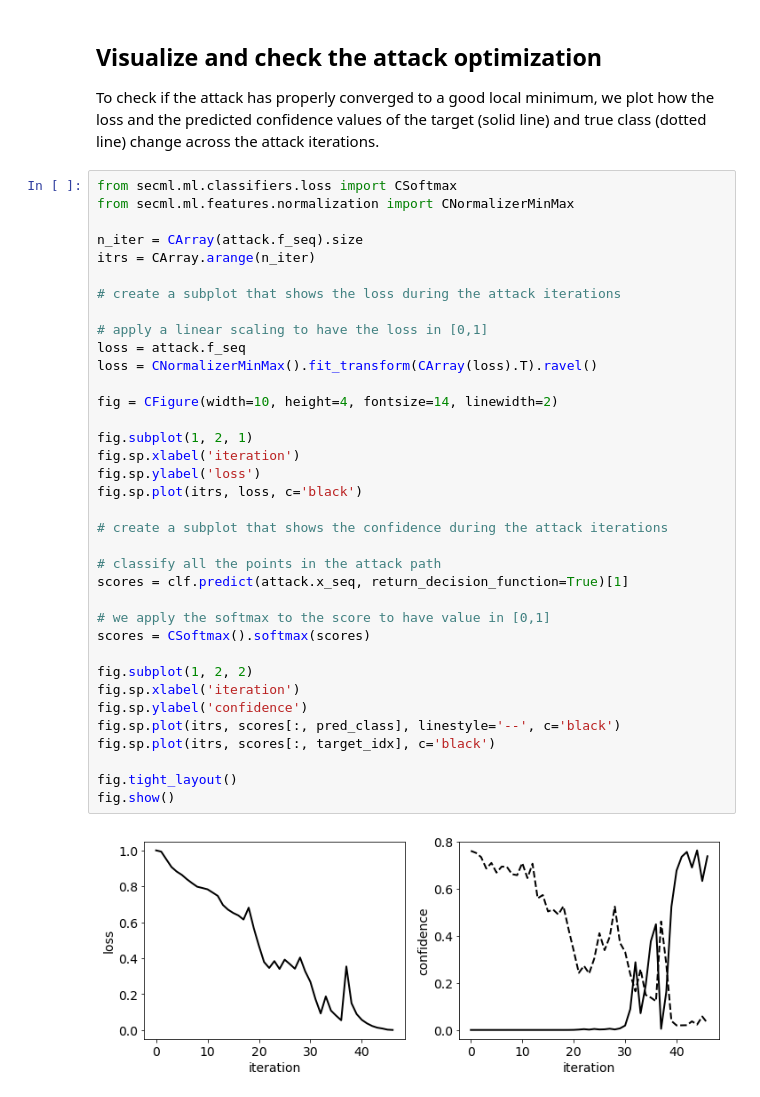
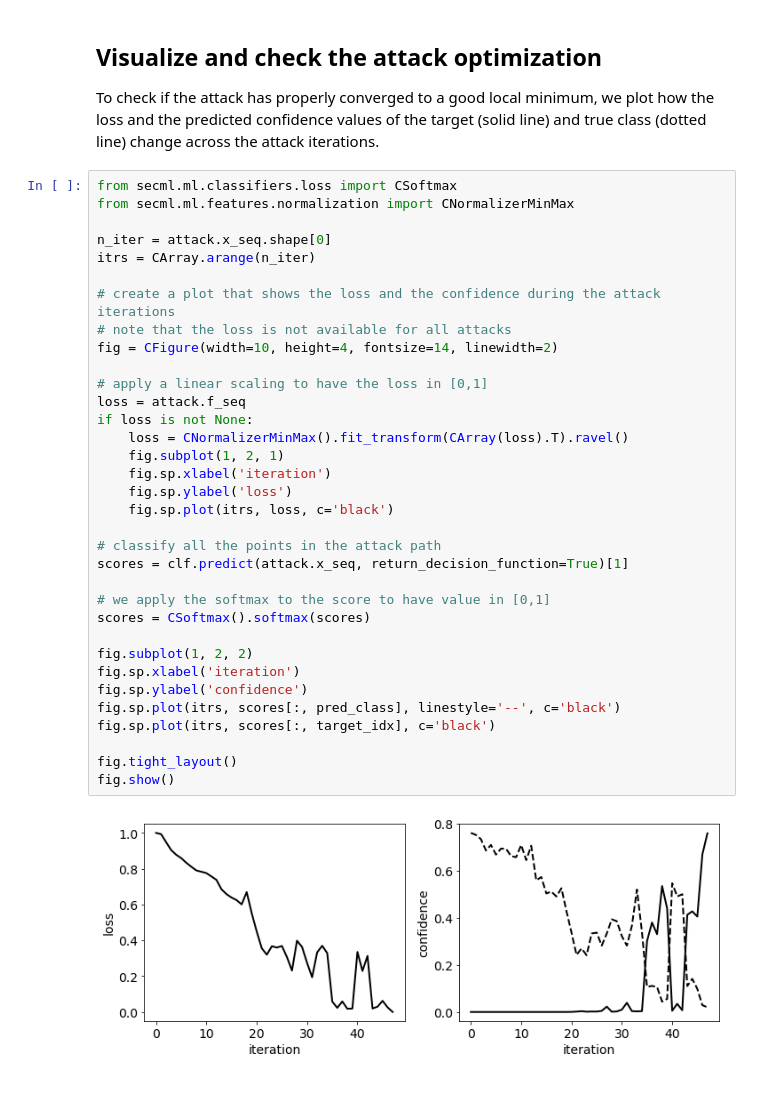
Before and after one commit to pralab/secml, a Jupyter notebook: tutorials/11-ImageNet_advanced.ipynb, the cells around one changed output. Saved outputs shown, nothing was run; the diff lists cells and outputs as text.

Commit message:
Temporary fix for last figure in notebook 11 for CW attack. Currently the loss is not populated.

```diff
--- a/tutorials/11-ImageNet_advanced.ipynb
+++ b/tutorials/11-ImageNet_advanced.ipynb
@@ -276,38 +276,36 @@ we plot how the loss and the predicted confidence values of the target
 # %%
 from secml.ml.classifiers.loss import CSoftmax
 from secml.ml.features.normalization import CNormalizerMinMax
 
-n_iter = CArray(attack.f_seq).size
+n_iter = attack.x_seq.shape[0]
 itrs = CArray.arange(n_iter)
 
-# create a subplot that shows the loss during the attack iterations
+# create a plot that shows the loss and the confidence during the attack iterations
+# note that the loss is not available for all attacks
+fig = CFigure(width=10, height=4, fontsize=14, linewidth=2)
 
 # apply a linear scaling to have the loss in [0,1]
 loss = attack.f_seq
-loss = CNormalizerMinMax().fit_transform(CArray(loss).T).ravel()
-
-fig = CFigure(width=10, height=4, fontsize=14, linewidth=2)
-
-fig.subplot(1, 2, 1)
-fig.sp.xlabel('iteration')
-fig.sp.ylabel('loss')
-fig.sp.plot(itrs, loss, c='black')
-
-# create a subplot that shows the confidence during the attack iterations
+if loss is not None:
+    loss = CNormalizerMinMax().fit_transform(CArray(loss).T).ravel()
+    fig.subplot(1, 2, 1)
+    fig.sp.xlabel('iteration')
+    fig.sp.ylabel('loss')
+    fig.sp.plot(itrs, loss, c='black')
 
 # classify all the points in the attack path
 scores = clf.predict(attack.x_seq, return_decision_function=True)[1]
 
 # we apply the softmax to the score to have value in [0,1]
 scores = CSoftmax().softmax(scores)
 
 fig.subplot(1, 2, 2)
 fig.sp.xlabel('iteration')
 fig.sp.ylabel('confidence')
 fig.sp.plot(itrs, scores[:, pred_class], linestyle='--', c='black')
 fig.sp.plot(itrs, scores[:, target_idx], c='black')
 
 fig.tight_layout()
 fig.show()
 # %% [output]
-[figure, old version]
+[figure, new version]
```
Also changed, not shown: parts of 1 cell of this notebook.
